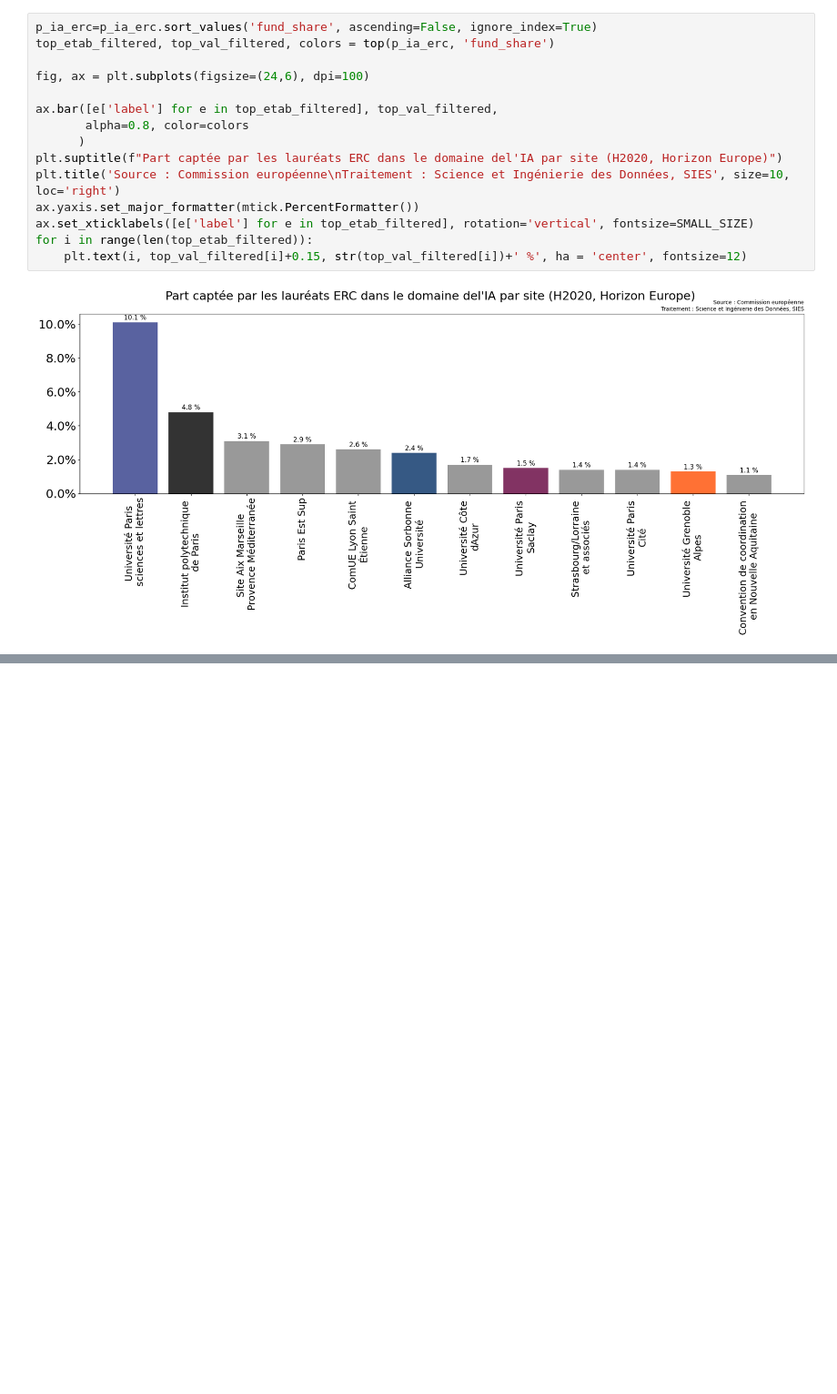
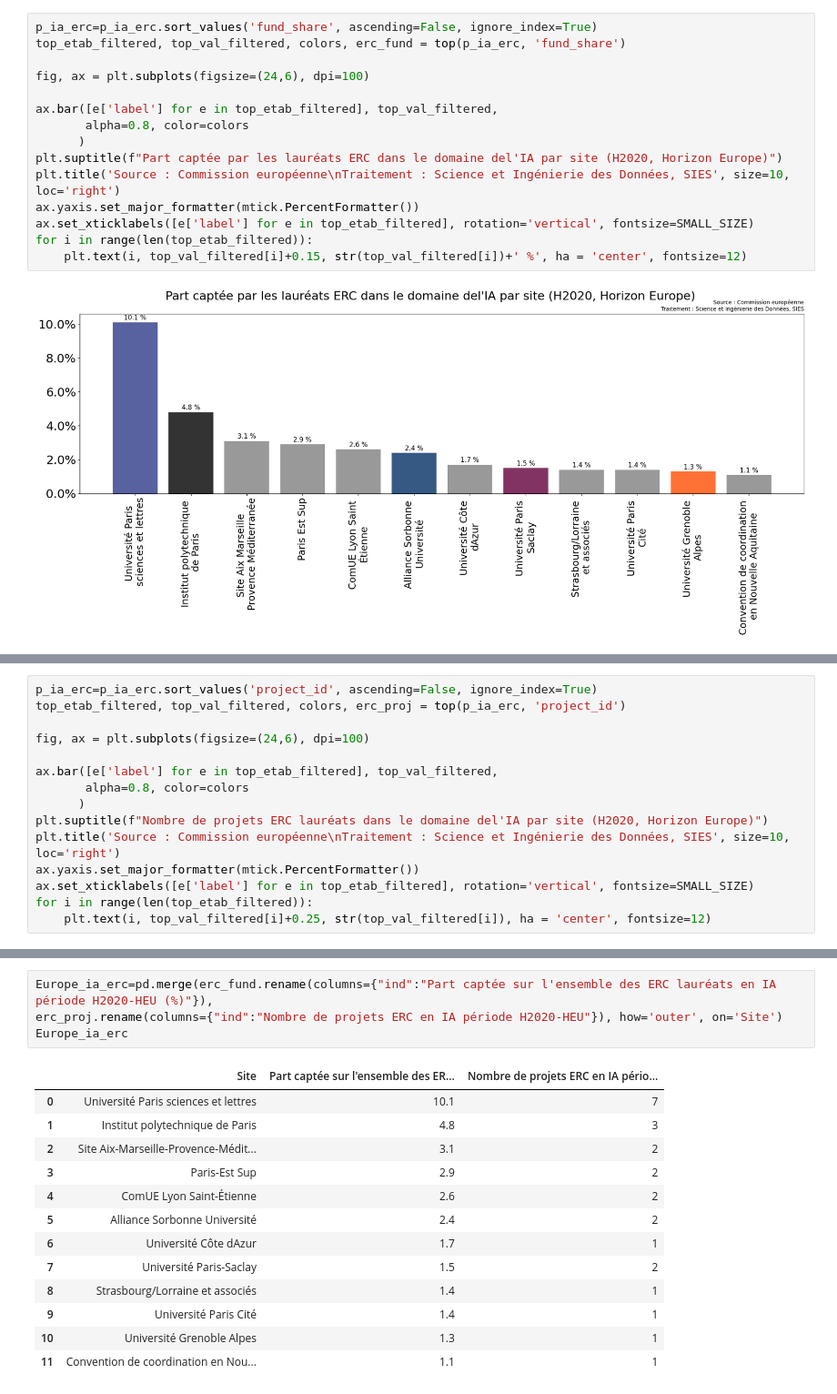
Before and after one commit to dataesr/ia-tracker, a Jupyter notebook: notebooks/europe.ipynb, the cells around one changed output, grey strips where cells are left out. Shown at 91% size. Drawn from its saved outputs; the diff is of its cells as text; blank space fills up the shorter version.

```diff
--- a/notebooks/europe.ipynb
+++ b/notebooks/europe.ipynb
@@ -149,6 +172,6 @@ for i in range(len(top_etab_filtered)):
 # %%
 p_ia_erc=p_ia_erc.sort_values('fund_share', ascending=False, ignore_index=True)
-top_etab_filtered, top_val_filtered, colors = top(p_ia_erc, 'fund_share')
+top_etab_filtered, top_val_filtered, colors, erc_fund = top(p_ia_erc, 'fund_share')
 
 fig, ax = plt.subplots(figsize=(24,6), dpi=100)
 
@@ -182,0 +189,15 @@ for i in range(len(top_etab_filtered)):
+# %%
+p_ia_erc=p_ia_erc.sort_values('project_id', ascending=False, ignore_index=True)
+top_etab_filtered, top_val_filtered, colors, erc_proj = top(p_ia_erc, 'project_id')
+
+fig, ax = plt.subplots(figsize=(24,6), dpi=100)
+
+ax.bar([e['label'] for e in top_etab_filtered], top_val_filtered,
+       alpha=0.8, color=colors
+      )
+plt.suptitle(f"Nombre de projets ERC lauréats dans le domaine del'IA par site (H2020, Horizon Europe)")
+plt.title('Source : Commission européenne\nTraitement : Science et Ingénierie des Données, SIES', size=10, loc='right')
+ax.yaxis.set_major_formatter(mtick.PercentFormatter())
+ax.set_xticklabels([e['label'] for e in top_etab_filtered], rotation='vertical', fontsize=SMALL_SIZE)
+for i in range(len(top_etab_filtered)):
+    plt.text(i, top_val_filtered[i]+0.25, str(top_val_filtered[i]), ha = 'center', fontsize=12)
@@ -182,0 +206,18 @@ for i in range(len(top_etab_filtered)):
+# %%
+Europe_ia_erc=pd.merge(erc_fund.rename(columns={"ind":"Part captée sur l'ensemble des ERC lauréats en IA période H2020-HEU (%)"}),
+erc_proj.rename(columns={"ind":"Nombre de projets ERC en IA période H2020-HEU"}), how='outer', on='Site')
+Europe_ia_erc
+# %% [output]
+|  | Site | Part captée sur l'ensemble des ER... | Nombre de projets ERC en IA pério... |
+| 0 | Université Paris sciences et lettres | 10.1 | 7 |
+| 1 | Institut polytechnique de Paris | 4.8 | 3 |
+| 2 | Site Aix-Marseille-Provence-Médit... | 3.1 | 2 |
+| 3 | Paris-Est Sup | 2.9 | 2 |
+| 4 | ComUE Lyon Saint-Étienne | 2.6 | 2 |
+| 5 | Alliance Sorbonne Université | 2.4 | 2 |
+| 6 | Université Côte dAzur | 1.7 | 1 |
+| 7 | Université Paris-Saclay | 1.5 | 2 |
+| 8 | Strasbourg/Lorraine et associés | 1.4 | 1 |
+| 9 | Université Paris Cité | 1.4 | 1 |
+| 10 | Université Grenoble Alpes | 1.3 | 1 |
+| 11 | Convention de coordination en Nou... | 1.1 | 1 |
```
Also changed, not shown: parts of 15 cells of this notebook.
